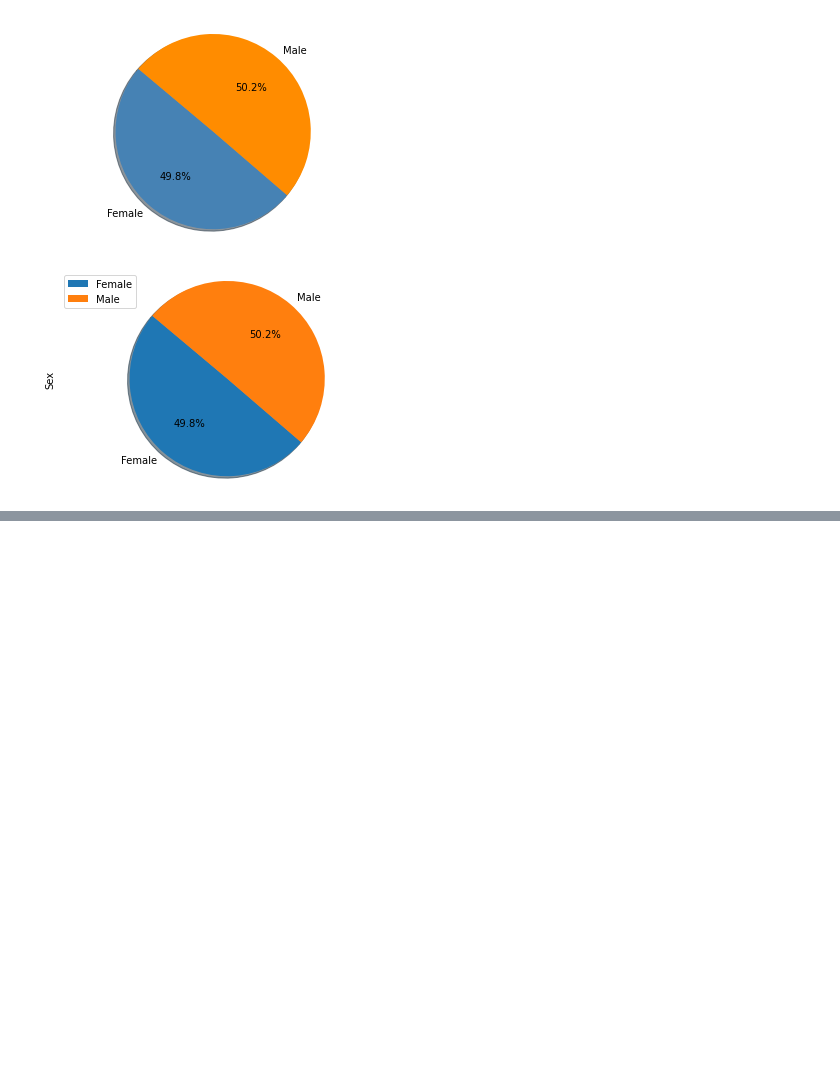
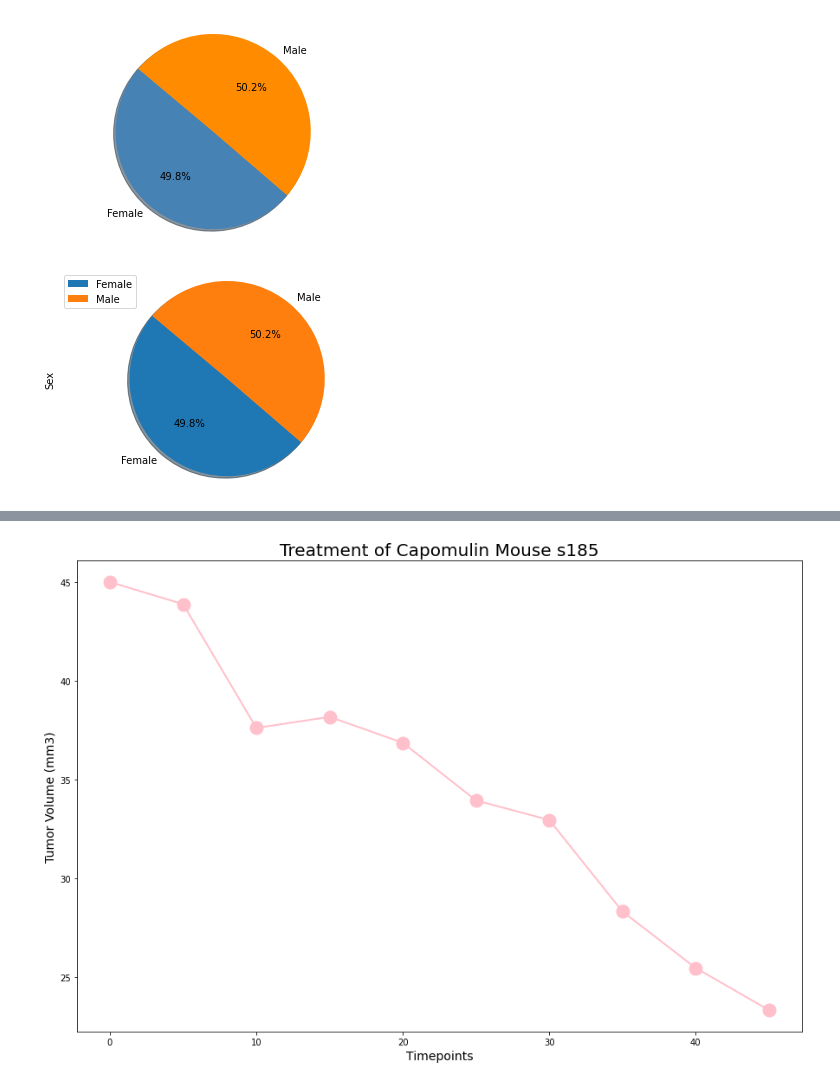
Before and after one commit to rebeccatast/Pymaceuticals-Inc., a Jupyter notebook: PlayPymaceuticals.ipynb, the cells around one changed output, grey strips where cells are left out. Cells and saved outputs as stored; diff of their text form; code cells hidden in the pictures; blank space fills up the shorter version.

```diff
--- a/PlayPymaceuticals.ipynb
+++ b/PlayPymaceuticals.ipynb
@@ -185,3 +225,17 @@ plt.axis("equal")
 plt.show()
 # %% [output]
 [figure]
+# %%
+# Calculate the final tumor volume of each mouse across four of the treatment regimens:
+# Capomulin, Ramicane, Infubinol, and Ceftamin
+Capomulin_df = cleaned_complete_data_df.loc[cleaned_complete_data_df["Drug Regimen"] == "Capomulin",:]
+Ramicane_df = cleaned_complete_data_df.loc[cleaned_complete_data_df["Drug Regimen"] == "Ramicane", :]
+Infubinol_df = cleaned_complete_data_df.loc[cleaned_complete_data_df["Drug Regimen"] == "Infubinol", :]
+Ceftamin_df = cleaned_complete_data_df.loc[cleaned_complete_data_df["Drug Regimen"] == "Ceftamin", :]
+
+# Start by getting the last (greatest) timepoint for each mouse
+#Capomulin Last Tumor Volume
+Capomulin_last = Capomulin_df.groupby("Mouse ID").max()["Timepoint"]
+Capomulin_tvol = pd.DataFrame(Capomulin_last)
+Capomulin_merge = pd.merge(Capomulin_tvol,cleaned_complete_data_df, on=("Mouse ID", "Timepoint"), how ="left")
+Capomulin_merge.head(25)
@@ -187,0 +456,6 @@ plt.show()
+# %%
+#Line Plot for Capomulin Mouse
+#First find the data for selected mouse
+
+line_plot_df = Capomulin_df.loc[Capomulin_df["Mouse ID"] == "s185",:]
+line_plot_df.head(10)
@@ -187,0 +474,14 @@ plt.show()
+# %%
+time_x = line_plot_df["Timepoint"]
+tumvol = line_plot_df["Tumor Volume (mm3)"]
+
+fig1, ax1 = plt.subplots(figsize=(15, 10))
+plt.title("Treatment of Capomulin Mouse s185",fontsize =20)
+plt.plot(time_x, tumvol, linewidth=2, markersize=15,marker="o",color="pink", label="Fahreneit")
+plt.xlabel("Timepoints",fontsize =14)
+plt.ylabel("Tumor Volume (mm3)",fontsize =14)
+
+
+plt.show()
+# %% [output]
+[figure, added]
```
Also changed, not shown: parts of 14 cells of this notebook.
